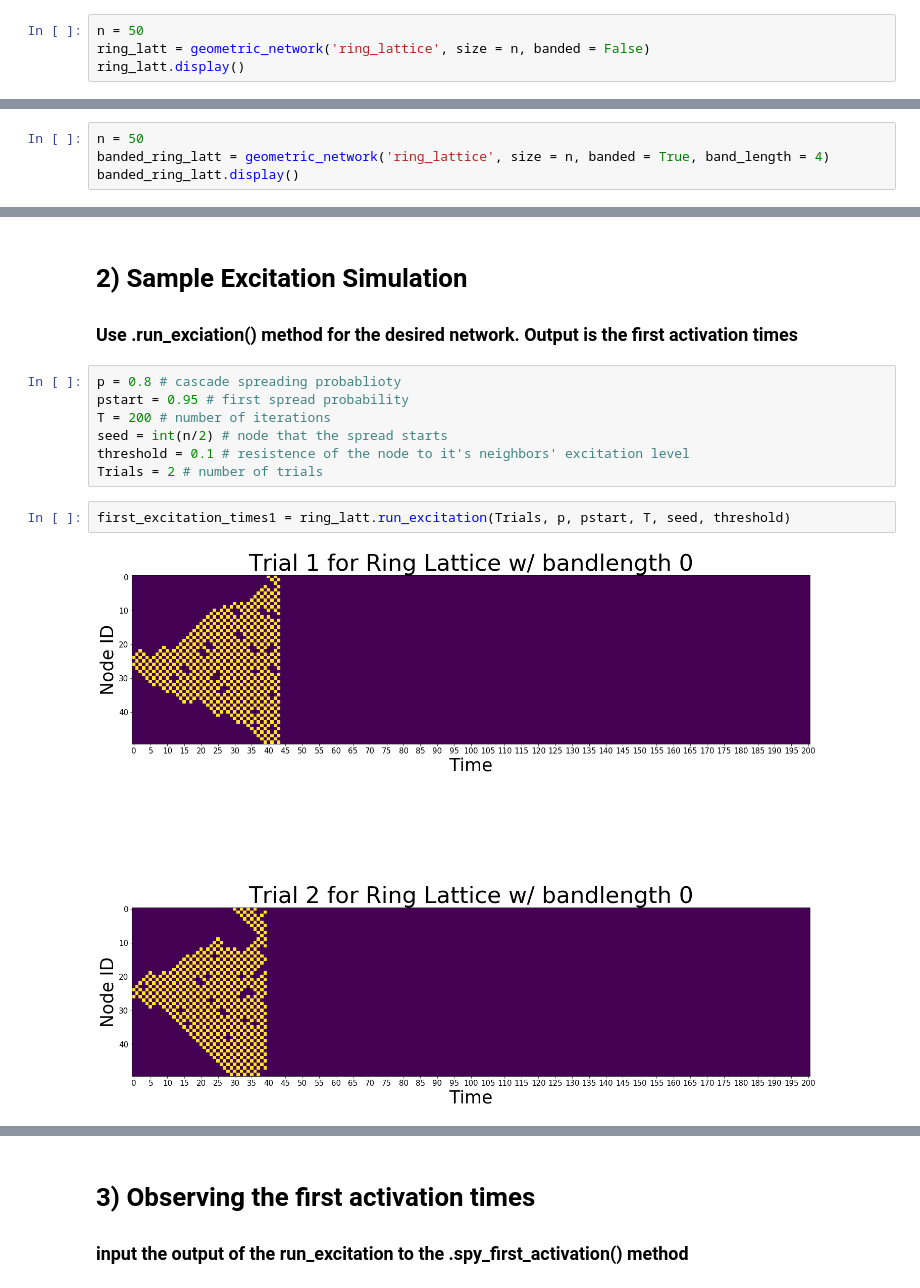
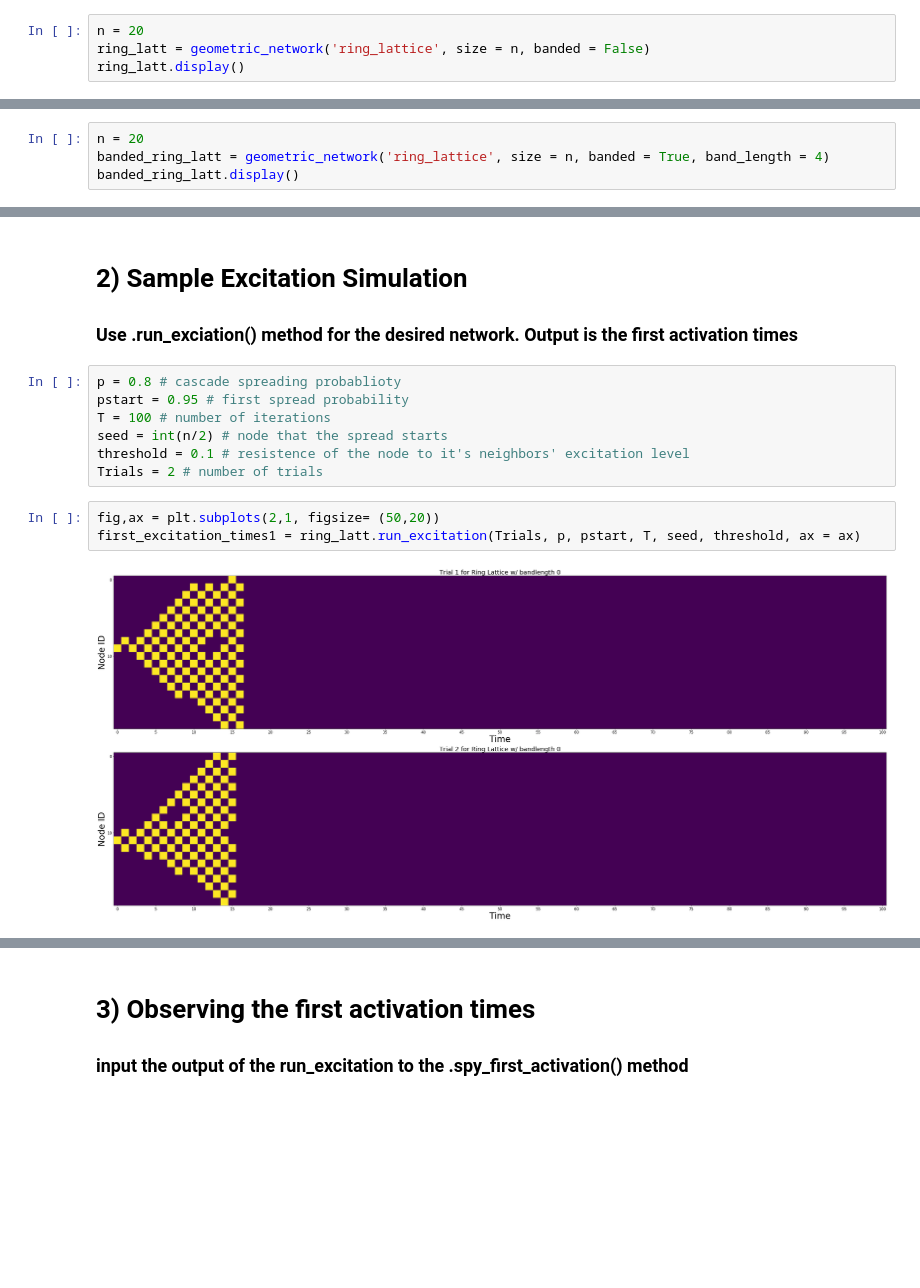
Before and after one commit to ulgenklc/Complex-Contagions, a Jupyter notebook: Excitations_python/geometric_network.ipynb, the cells around one changed output, grey strips where cells are left out. Cells and saved outputs as stored; diff of their text form; blank space fills up the shorter version.

```diff
--- a/Excitations_python/geometric_network.ipynb
+++ b/Excitations_python/geometric_network.ipynb
@@ -299,7 +300,7 @@ twoD_latt.display()
  *  ## ring_lattice
      * ### banded = False
 # %%
-n = 50
+n = 20
 ring_latt = geometric_network('ring_lattice', size = n, banded = False)
 ring_latt.display()
 # %% [output]
@@ -309,7 +310,7 @@ ring_latt.display()
      * ### banded = True
      * ### band_length = 2
 # %%
-n = 50
+n = 20
 banded_ring_latt = geometric_network('ring_lattice', size = n, banded = True, band_length = 4)
 banded_ring_latt.display()
 # %% [output]
@@ -348,12 +349,13 @@ ring_latt_k_regular.display()
 # %%
 p = 0.8 # cascade spreading probablioty
 pstart = 0.95 # first spread probability
-T = 200 # number of iterations
+T = 100 # number of iterations
 seed = int(n/2) # node that the spread starts
 threshold = 0.1 # resistence of the node to it's neighbors' excitation level
 Trials = 2 # number of trials
 # %%
-first_excitation_times1 = ring_latt.run_excitation(Trials, p, pstart, T, seed, threshold)
+fig,ax = plt.subplots(2,1, figsize= (50,20))
+first_excitation_times1 = ring_latt.run_excitation(Trials, p, pstart, T, seed, threshold, ax = ax)
 # %% [output]
-[figure, old version]
+[figure, new version]
 # %%
```
Also changed, not shown: parts of 17 cells of this notebook, 1 other file.
